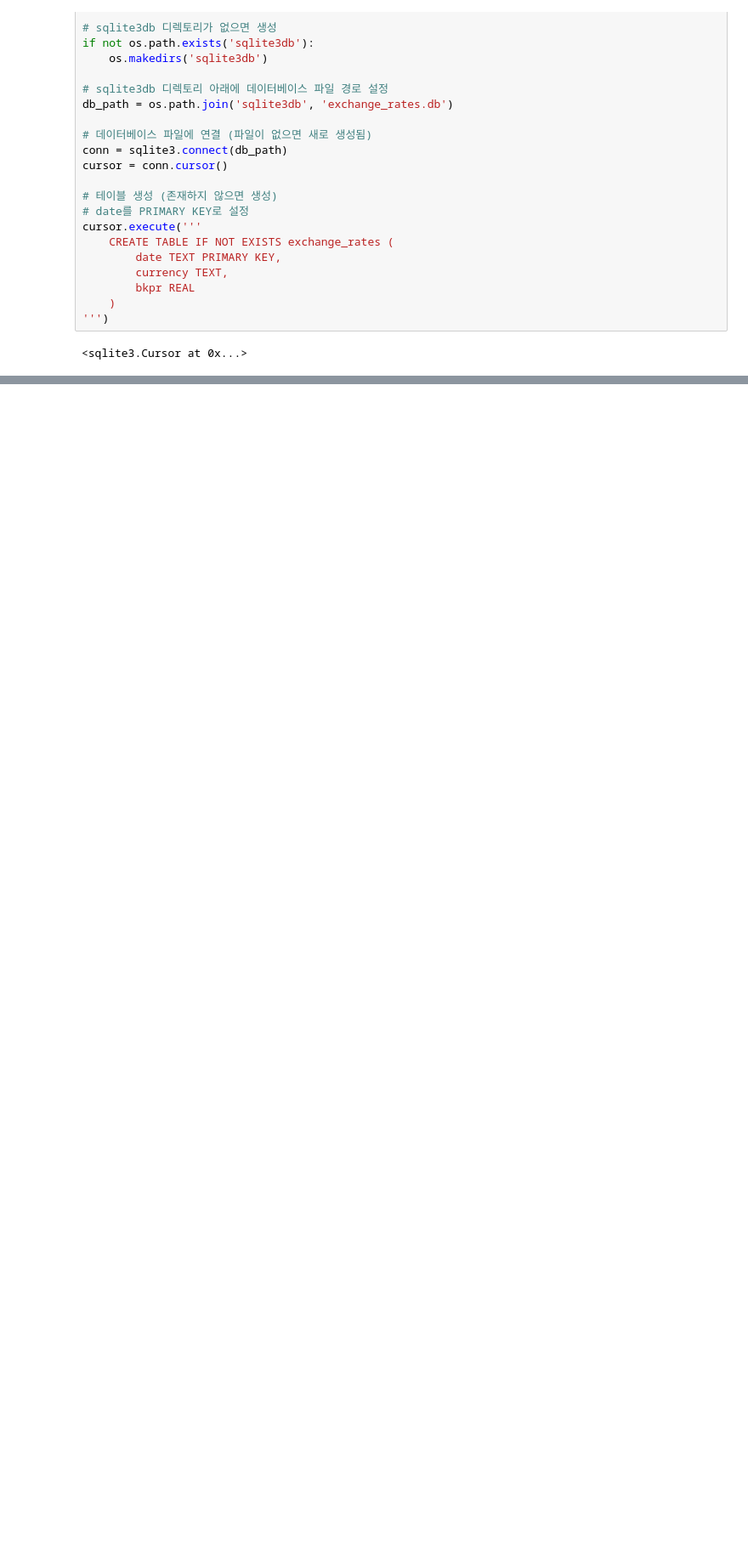
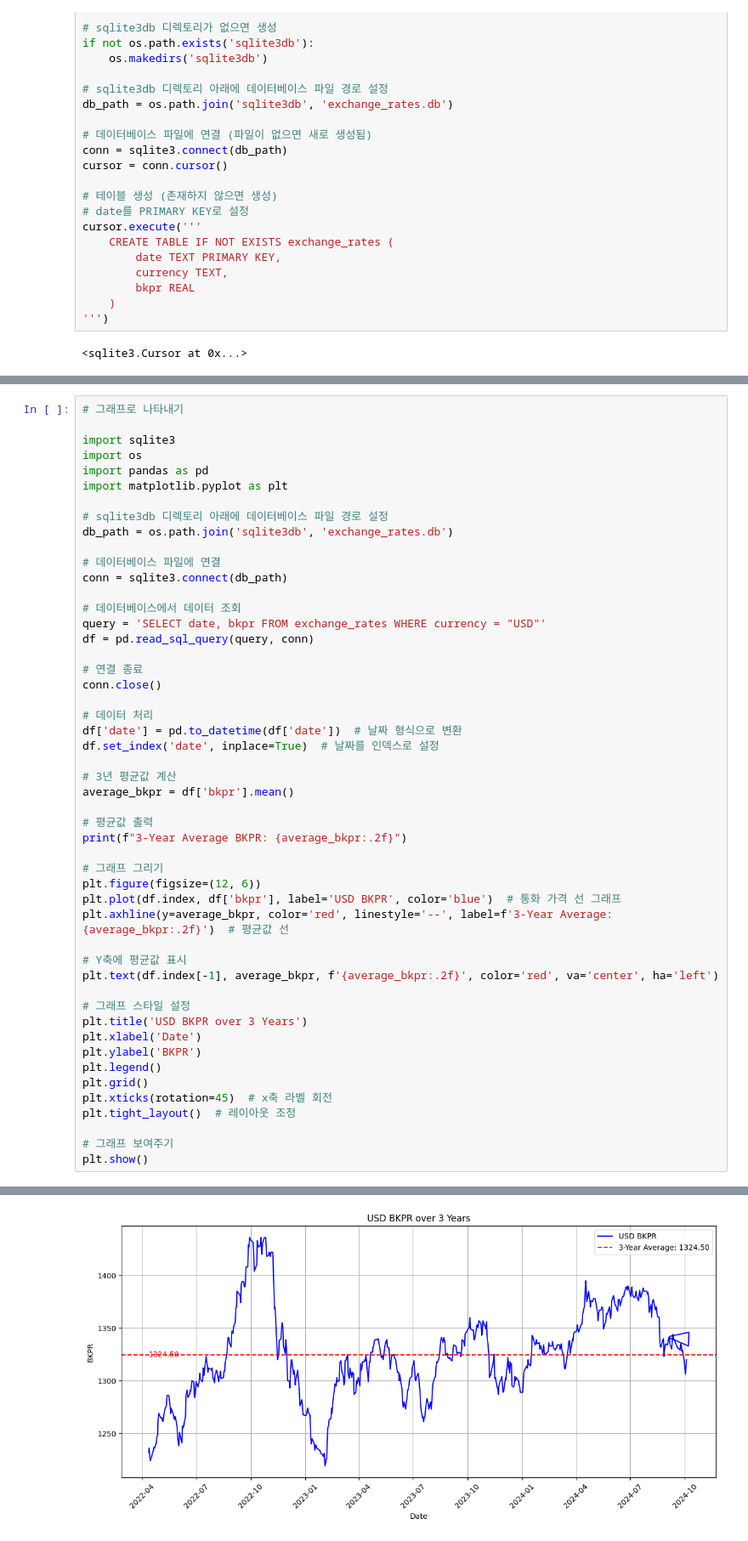
Before and after one commit to AveryCastle/til, a Jupyter notebook: book/llm-application/currency.ipynb, the cells around one changed output, grey strips where cells are left out. Shown: that part at 85% size. Cells and saved outputs as stored; diff of their text form; blank space fills up the shorter version.

```diff
--- a/book/llm-application/currency.ipynb
+++ b/book/llm-application/currency.ipynb
@@ -148,0 +244,51 @@ Data unavailable for 20240908 (possibly a holiday)
+# %%
+# 그래프로 나타내기
+
+import sqlite3
+import os
+import pandas as pd
+import matplotlib.pyplot as plt
+
+# sqlite3db 디렉토리 아래에 데이터베이스 파일 경로 설정
+db_path = os.path.join('sqlite3db', 'exchange_rates.db')
+
+# 데이터베이스 파일에 연결
+conn = sqlite3.connect(db_path)
+
+# 데이터베이스에서 데이터 조회
+query = 'SELECT date, bkpr FROM exchange_rates WHERE currency = "USD"'
+df = pd.read_sql_query(query, conn)
+
+# 연결 종료
+conn.close()
+
+# 데이터 처리
+df['date'] = pd.to_datetime(df['date'])  # 날짜 형식으로 변환
+df.set_index('date', inplace=True)  # 날짜를 인덱스로 설정
+
+# 3년 평균값 계산
+average_bkpr = df['bkpr'].mean()
+
+# 평균값 출력
+print(f"3-Year Average BKPR: {average_bkpr:.2f}")
+
+# 그래프 그리기
+plt.figure(figsize=(12, 6))
+plt.plot(df.index, df['bkpr'], label='USD BKPR', color='blue')  # 통화 가격 선 그래프
+plt.axhline(y=average_bkpr, color='red', linestyle='--', label=f'3-Year Average: {average_bkpr:.2f}')  # 평균값 선
+
+# Y축에 평균값 표시
+plt.text(df.index[-1], average_bkpr, f'{average_bkpr:.2f}', color='red', va='center', ha='left')
+
+# 그래프 스타일 설정
+plt.title('USD BKPR over 3 Years')
+plt.xlabel('Date')
+plt.ylabel('BKPR')
+plt.legend()
+plt.grid()
+plt.xticks(rotation=45)  # x축 라벨 회전
+plt.tight_layout()  # 레이아웃 조정
+
+# 그래프 보여주기
+plt.show()
+# %% [output]
@@ -148,0 +296 @@ Data unavailable for 20240908 (possibly a holiday)
+[figure, added]
```
Also changed, not shown: parts of 9 cells of this notebook, 1 other file.
